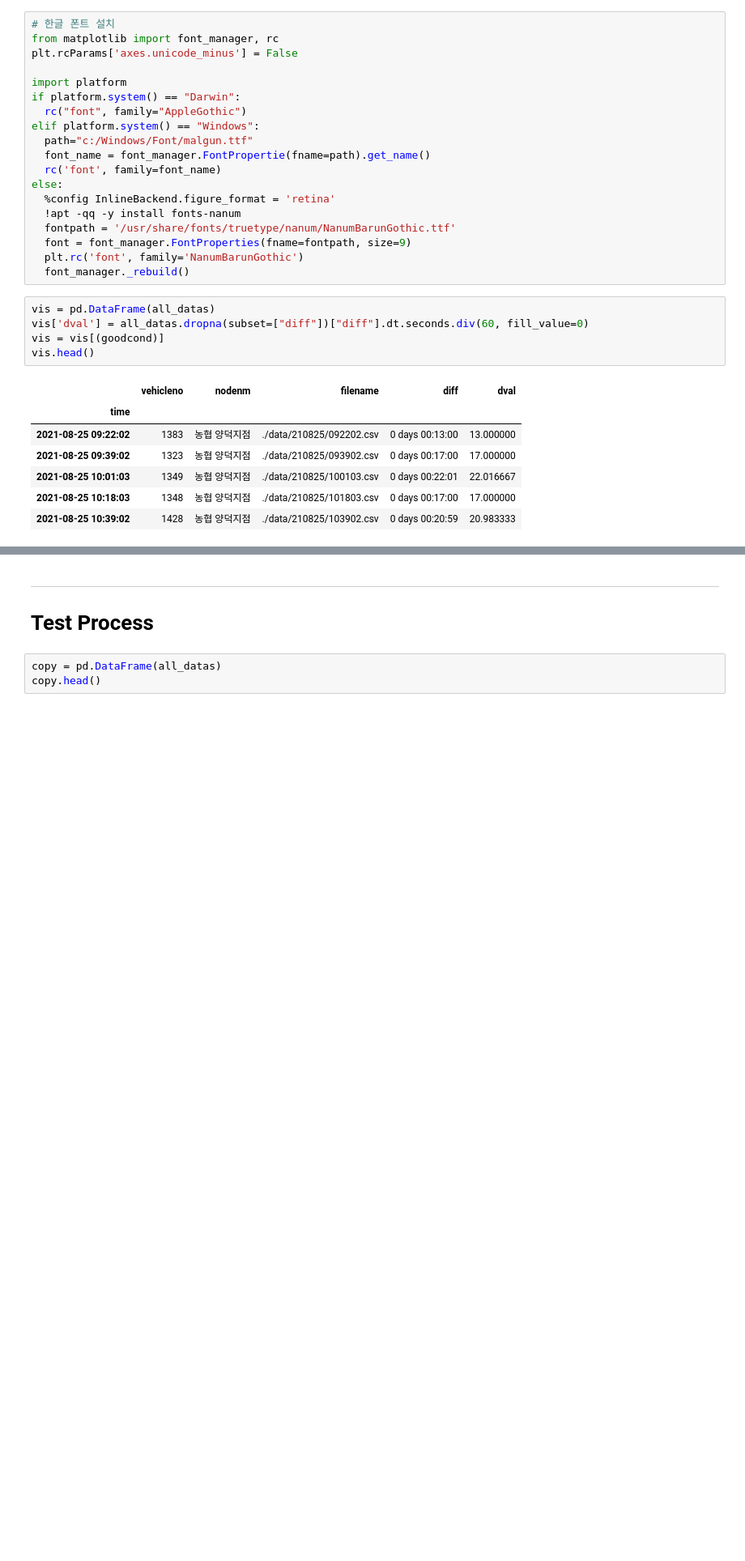
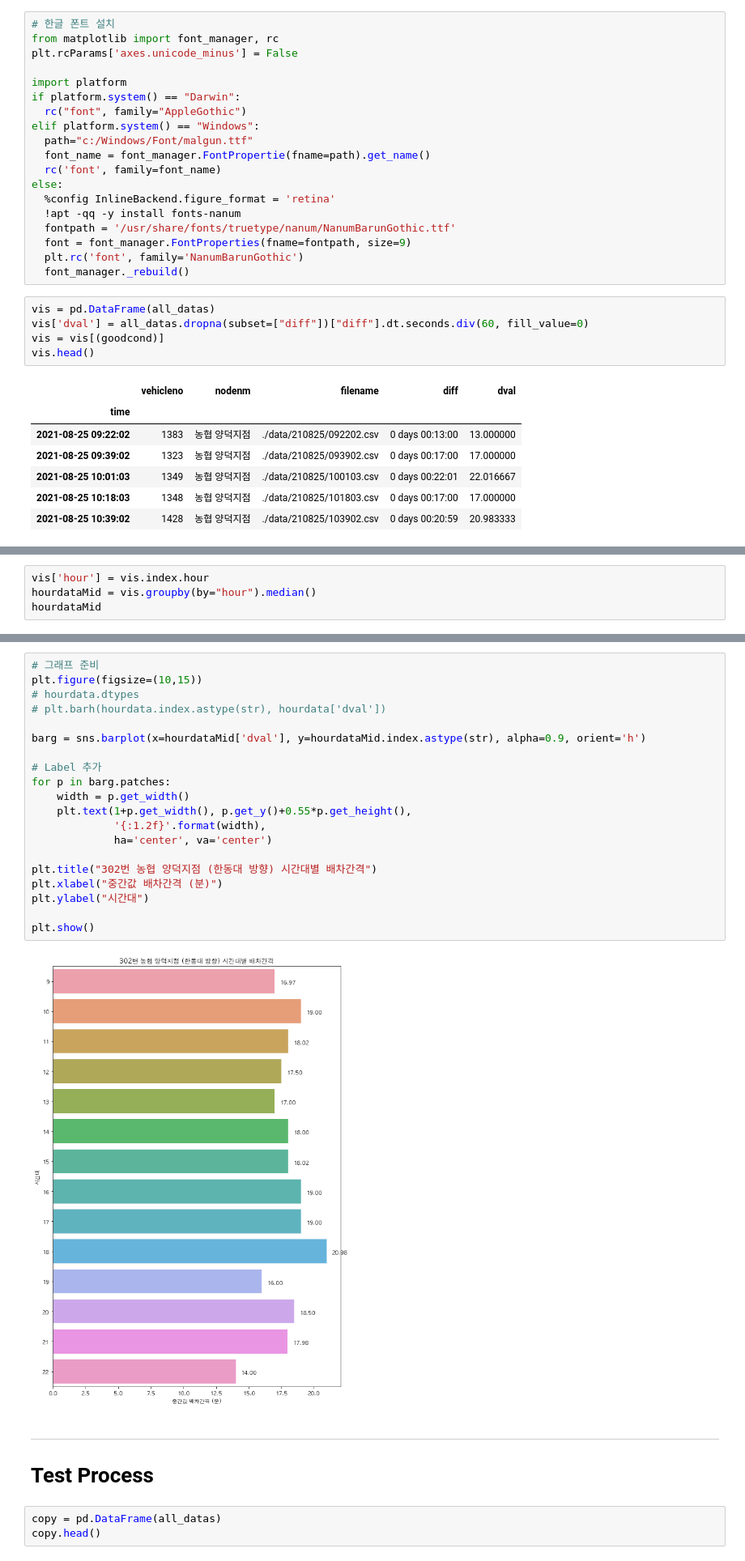
Before and after one commit to junglesub/hgu-302bus, a Jupyter notebook: bus-dispatch-interval-update.ipynb, the cells around one changed output, grey strips where cells are left out. Shown at 81% size. Cells and saved outputs as stored; diff of their text form; blank space fills up the shorter version.

```diff
--- a/bus-dispatch-interval-update.ipynb
+++ b/bus-dispatch-interval-update.ipynb
@@ -232,0 +238,4 @@ plt.show()
+# %%
+vis['hour'] = vis.index.hour
+hourdataMid = vis.groupby(by="hour").median()
+hourdataMid
@@ -233,3 +259,25 @@ plt.show()
+# %%
+# 그래프 준비
+plt.figure(figsize=(10,15))
+# hourdata.dtypes
+# plt.barh(hourdata.index.astype(str), hourdata['dval'])
+
+barg = sns.barplot(x=hourdataMid['dval'], y=hourdataMid.index.astype(str), alpha=0.9, orient='h')
+
+# Label 추가
+for p in barg.patches:
+    width = p.get_width()
+    plt.text(1+p.get_width(), p.get_y()+0.55*p.get_height(),
+             '{:1.2f}'.format(width),
+             ha='center', va='center')
+
+plt.title("302번 농협 양덕지점 (한동대 방향) 시간대별 배차간격")
+plt.xlabel("중간값 배차간격 (분)")
+plt.ylabel("시간대")
+
+plt.show()
+# %% [output]
+[figure, added]
 # %% [markdown]
 ------------
 
```
Also changed, not shown: parts of 20 cells of this notebook.
